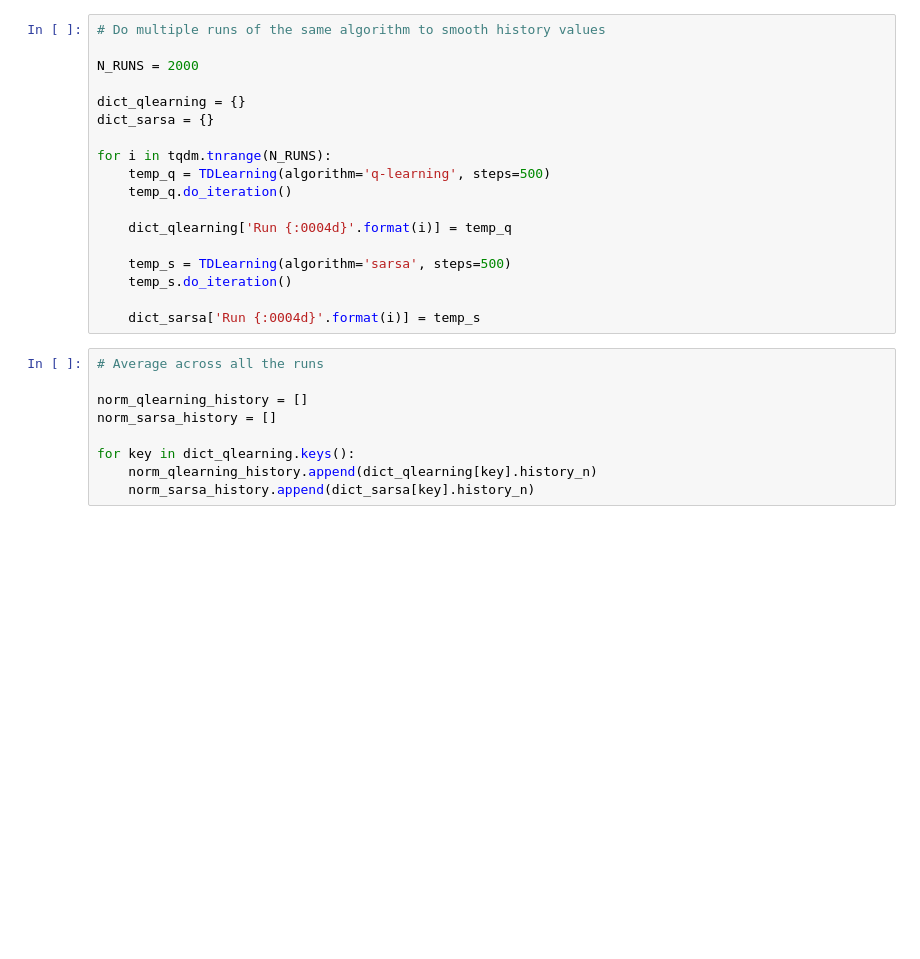
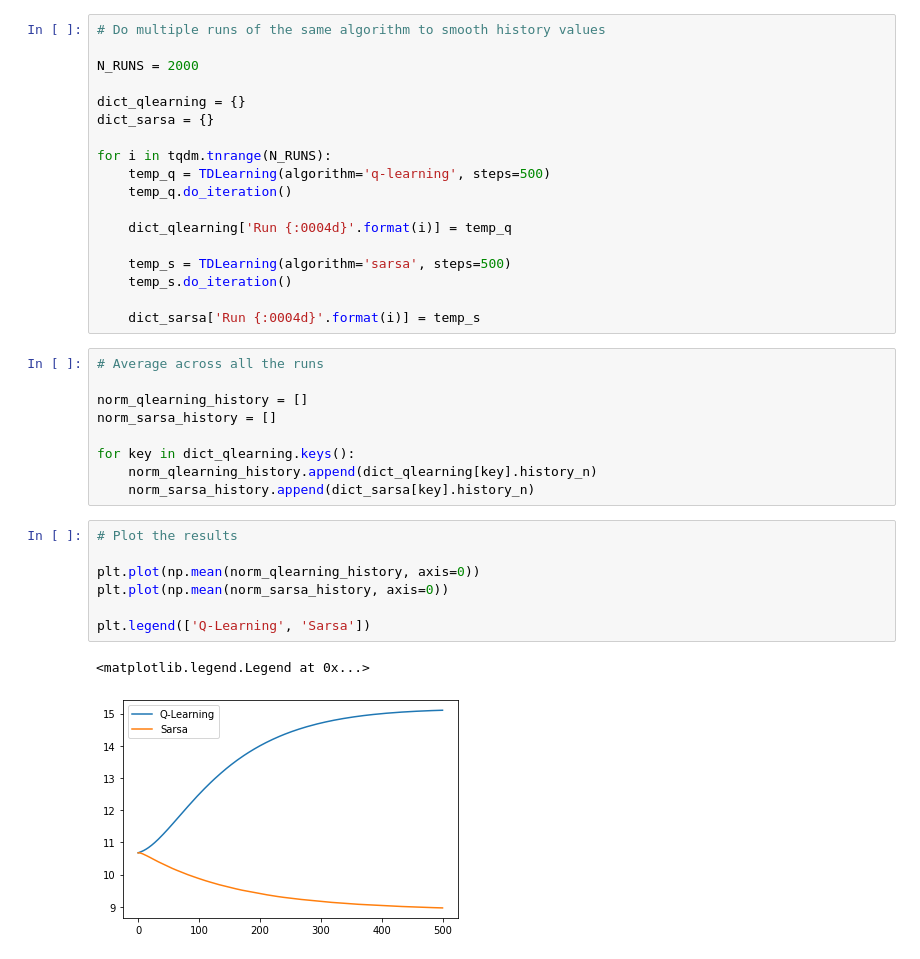
Before and after one commit to ECGomes/rl-homework02, a Jupyter notebook: HW - Q2.ipynb, the cells around one changed output. Saved outputs shown, nothing was run; the diff lists cells and outputs as text; blank space fills up the shorter version.

```diff
--- a/HW - Q2.ipynb
+++ b/HW - Q2.ipynb
@@ -234,3 +239,13 @@ norm_sarsa_history = []
 for key in dict_qlearning.keys():
     norm_qlearning_history.append(dict_qlearning[key].history_n)
     norm_sarsa_history.append(dict_sarsa[key].history_n)
+# %%
+# Plot the results
+
+plt.plot(np.mean(norm_qlearning_history, axis=0))
+plt.plot(np.mean(norm_sarsa_history, axis=0))
+
+plt.legend(['Q-Learning', 'Sarsa'])
+# %% [output]
+<matplotlib.legend.Legend at 0x...>
+[figure, added]
```
Also changed, not shown: parts of 2 cells of this notebook.
